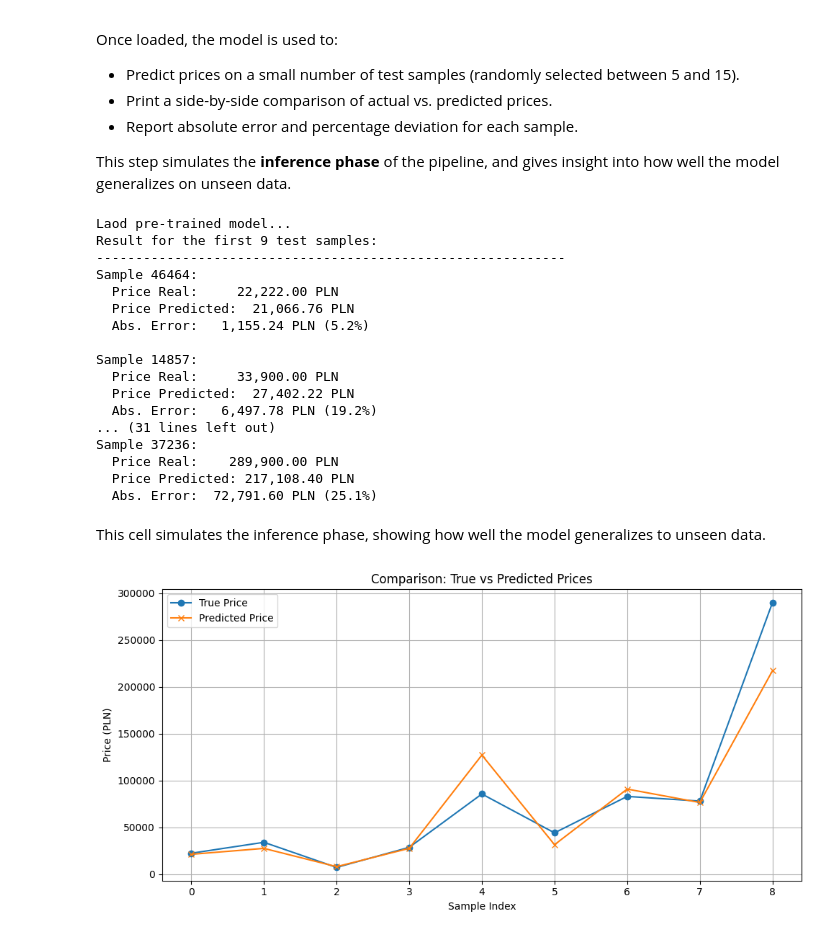
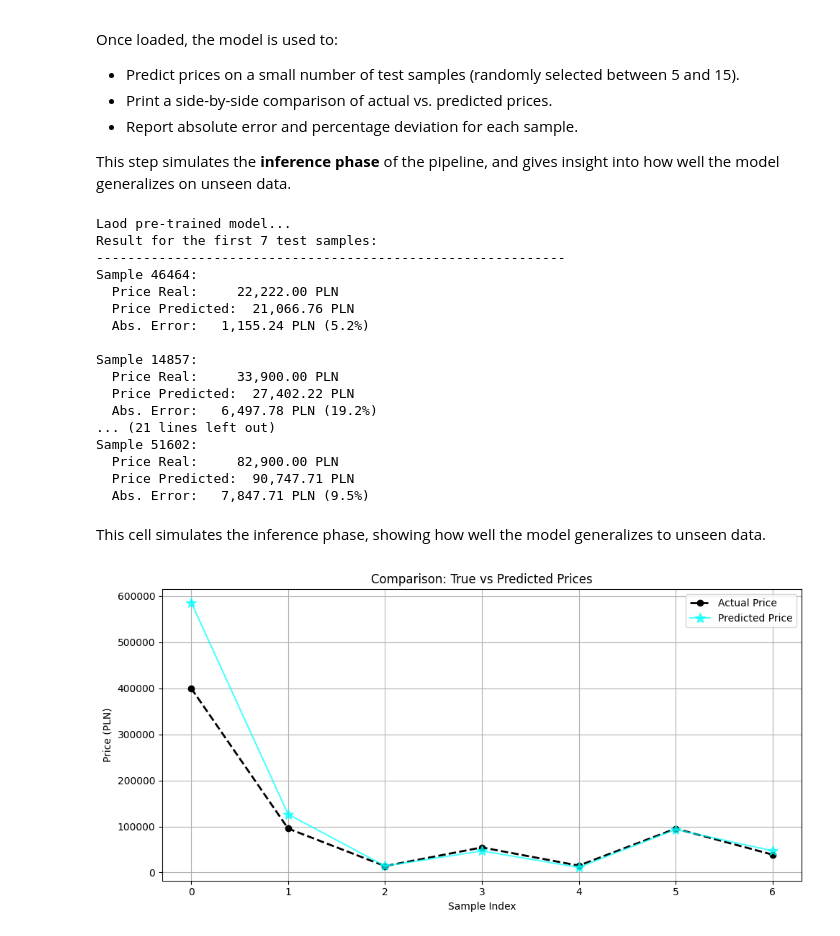
Before and after one commit to andreaalboni/Machine-Learning-Exam, a Jupyter notebook: exam.ipynb, the cells around one changed output. Saved outputs shown, nothing was run; the diff lists cells and outputs as text; code cells hidden in the pictures.

```diff
--- a/exam.ipynb
+++ b/exam.ipynb
@@ -620,16 +616,7 @@ Once loaded, the model is used to:
 
 This step simulates the **inference phase** of the pipeline, and gives insight into how well the model generalizes on unseen data.
 # %%
-from joblib import load
-import os
-import numpy as np
-
 def load_best_model():
-    """
-    Load the best pre-trained model from the specified file.
-    If the model file does not exist, raise an error with instructions on how to generate it.
-    If the model file exists, load and return the model.
-    """
     best_model_file = "model_weights/Best_model.joblib"
 
     if os.path.exists(best_model_file):
@@ -637,7 +624,7 @@ def load_best_model():
         return load(best_model_file)
     else:
         print("Model not found. Generating instructions...")
-        raise FileNotFoundError(f"""Model not founde  {best_model_file}.
+        raise FileNotFoundError(f"""Model not found  {best_model_file}.
 
         For generating the model, follow these steps:
         1. Ensure you have the 'cars_cleaned.csv' file in the current directory.
@@ -645,34 +632,28 @@ def load_best_model():
         3. The model will be saved automatically as '{best_model_file}'.""")
 
 # Load the best model and make predictions on test samples
-try:
-    best_model_loaded = load_best_model()
+best_model_loaded = load_best_model()
 
-    n_test_samples = np.random.randint(5, 15)  # Randomly choose number of test samples
-    x_samples = test_df.iloc[:n_test_samples]
-    y_trues = y_test.iloc[:n_test_samples]
-    y_preds = best_model_loaded.predict(x_samples)
+n_test_samples = 7
+x_samples = test_df.iloc[:n_test_samples]
+y_trues = y_test.iloc[:n_test_samples]
+y_preds = best_model_loaded.predict(x_samples)
 
 
-    print(f"Result for the first {n_test_samples} test samples:")
+print(f"Result for the first {n_test_samples} test samples:")
 
-    print("-" * 60)
-    for i in range(n_test_samples):
-        error = abs(y_preds[i] - y_trues.iloc[i])
-        error_percent = (error / y_trues.iloc[i]) * 100
-        print(f"Sample {x_samples.index[i]}:")
-        print(f"  Price Real:    {y_trues.iloc[i]:>10,.2f} PLN")
-        print(f"  Price Predicted: {y_preds[i]:>10,.2f} PLN")
-        print(f"  Abs. Error: {error:>10,.2f} PLN ({error_percent:.1f}%)")
-        print()
-
-except FileNotFoundError as e:
-    print(e)
-except Exception as e:
-    print(f"Error to load data: {e}")
+print("-" * 60)
+for i in range(n_test_samples):
+    error = abs(y_preds[i] - y_trues.iloc[i])
+    error_percent = (error / y_trues.iloc[i]) * 100
+    print(f"Sample {x_samples.index[i]}:")
+    print(f"  Price Real:    {y_trues.iloc[i]:>10,.2f} PLN")
+    print(f"  Price Predicted: {y_preds[i]:>10,.2f} PLN")
+    print(f"  Abs. Error: {error:>10,.2f} PLN ({error_percent:.1f}%)")
+    print()
 # %% [output]
 Laod pre-trained model...
-Result for the first 9 test samples:
+Result for the first 7 test samples:
 ------------------------------------------------------------
 Sample 46464:
   Price Real:     22,222.00 PLN
@@ -683,39 +664,40 @@ Sample 14857:
   Price Real:     33,900.00 PLN
   Price Predicted:  27,402.22 PLN
   Abs. Error:   6,497.78 PLN (19.2%)
-... (31 lines left out)
-Sample 37236:
-  Price Real:    289,900.00 PLN
-  Price Predicted: 217,108.40 PLN
-  Abs. Error:  72,791.60 PLN (25.1%)
+... (21 lines left out)
+Sample 51602:
+  Price Real:     82,900.00 PLN
+  Price Predicted:  90,747.71 PLN
+  Abs. Error:   7,847.71 PLN (9.5%)
 # %% [markdown]
 
 This cell simulates the inference phase, showing how well the model generalizes to unseen data.
 # %%
 results_list = []
 
 for i in range(n_test_samples):
     error = abs(y_preds[i] - y_trues.iloc[i])
     error_percent = (error / y_trues.iloc[i]) * 100
 
     results_list.append({
         "index": x_samples.index[i],
         "actual_price": y_trues.iloc[i],
         "predicted_price": y_preds[i],
         "abs_error": error,
         "error_%": error_percent
     })
 
 
 plt.figure(figsize=(10, 5))
-plt.plot(y_trues.values, label="True Price", marker='o')
-plt.plot(y_preds, label="Predicted Price", marker='x')
+plt.plot(range(n_samples), y_samples.values, marker='o', label='Actual Price',
+         color='black', linestyle='--', linewidth=2)
+plt.plot(y_preds, label="Predicted Price", marker='*', color='cyan', alpha=0.7, markersize=10)
 plt.title("Comparison: True vs Predicted Prices")
 plt.xlabel("Sample Index")
 plt.ylabel("Price (PLN)")
 plt.legend()
 plt.grid(True)
 plt.tight_layout()
 plt.show()
 # %% [output]
-[figure, old version]
+[figure, new version]
```
Also changed, not shown: parts of 9 cells of this notebook, 8 other files.
